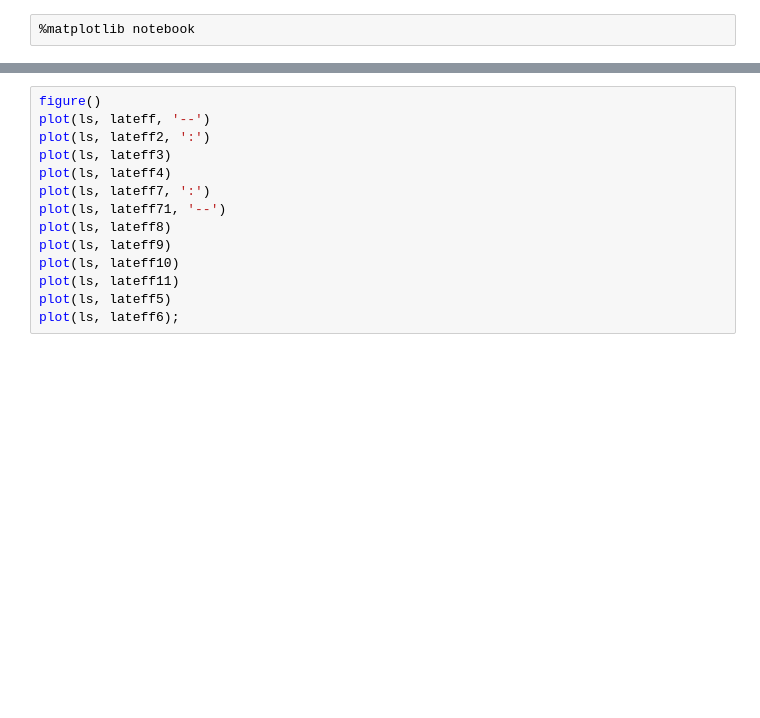
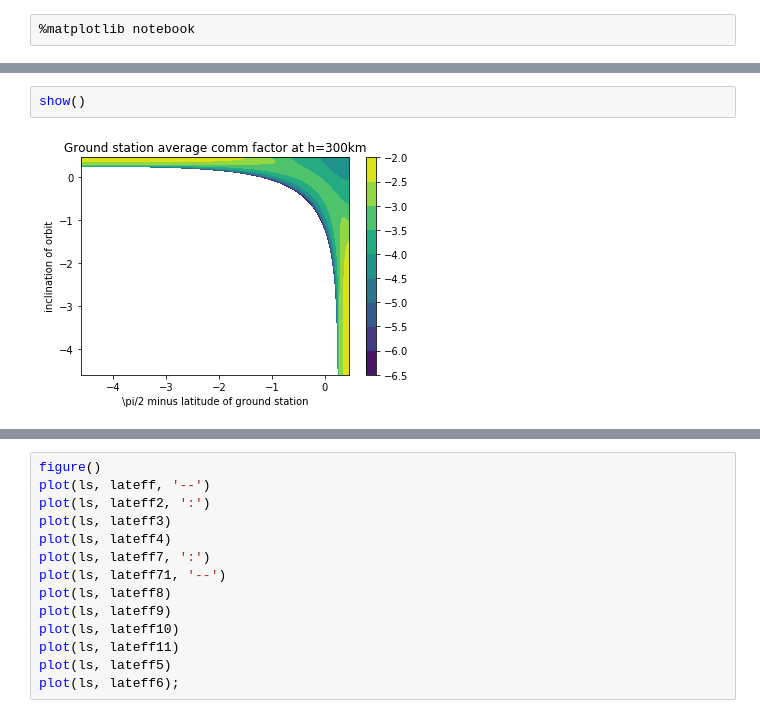
Before and after one commit to norheim/smallsat, a Jupyter notebook: ground_stations.ipynb, the cells around one changed output, grey strips where cells are left out. Saved outputs shown, nothing was run; the diff lists cells and outputs as text; blank space fills up the shorter version.

```diff
--- a/ground_stations.ipynb
+++ b/ground_stations.ipynb
@@ -71 +103,5 @@ colorbar();
+# %%
+show()
+# %% [output]
+[figure, added]
 # %%
```
Also changed, not shown: parts of 14 cells of this notebook, 17 other files.
